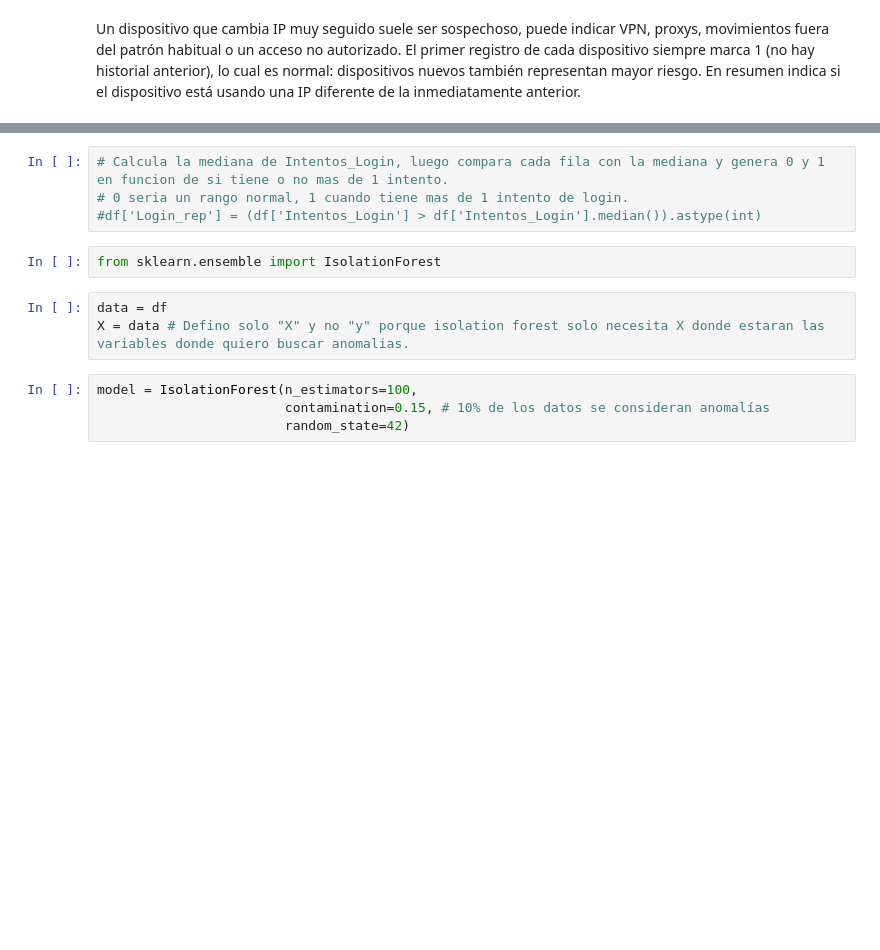
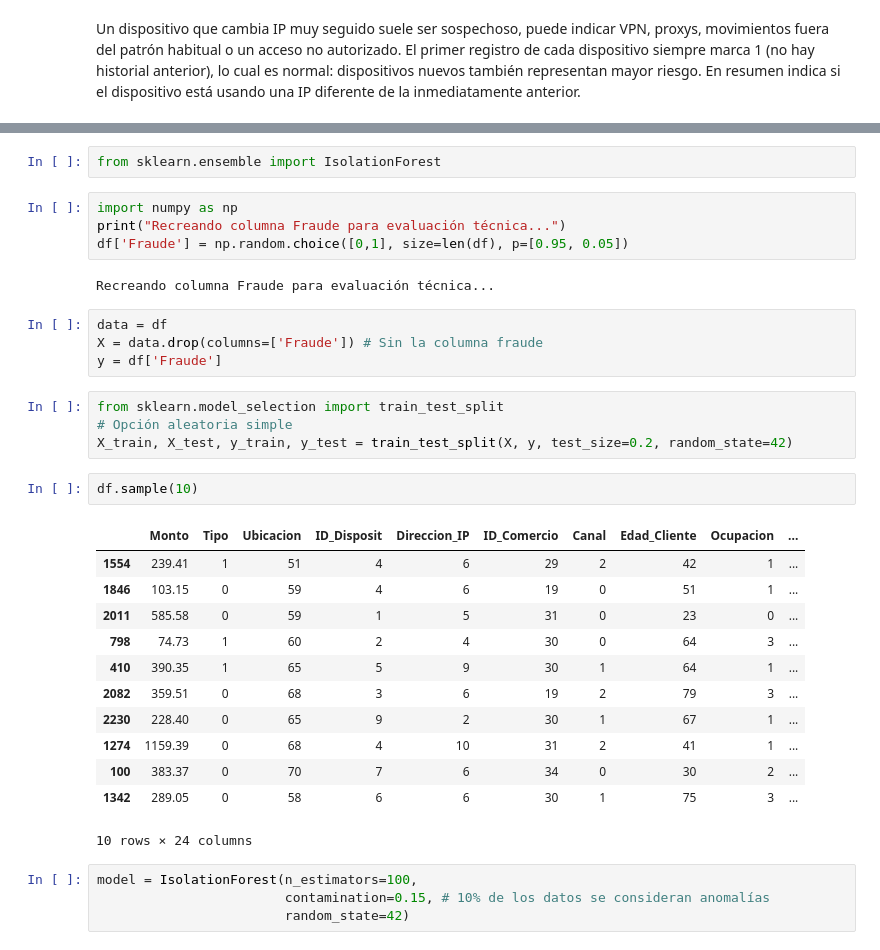
Before and after one commit to NestorDiazDataSC/Analisis_de_Datos, a Jupyter notebook: Deteccion_Fraude_Isolation_Forest/[O] Isolation Forest.ipynb, the cells around one changed output, grey strips where cells are left out. Drawn from its saved outputs; the diff is of its cells as text; blank space fills up the shorter version.

```diff
--- a/Deteccion_Fraude_Isolation_Forest/[O] Isolation Forest.ipynb
+++ b/Deteccion_Fraude_Isolation_Forest/[O] Isolation Forest.ipynb
@@ -256,12 +228,34 @@ Esta nueva caracteristica, crea una señal binaria que indica si una operación
-# %%
-# Calcula la mediana de Intentos_Login, luego compara cada fila con la mediana y genera 0 y 1 en funcion de si tiene o no mas de 1 intento.
-# 0 seria un rango normal, 1 cuando tiene mas de 1 intento de login.
-#df['Login_rep'] = (df['Intentos_Login'] > df['Intentos_Login'].median()).astype(int)
 # %%
 from sklearn.ensemble import IsolationForest
+# %%
+import numpy as np
+print("Recreando columna Fraude para evaluación técnica...")
+df['Fraude'] = np.random.choice([0,1], size=len(df), p=[0.95, 0.05])
+# %% [output]
+Recreando columna Fraude para evaluación técnica...
 # %%
 data = df
-X = data # Defino solo "X" y no "y" porque isolation forest solo necesita X donde estaran las variables donde quiero buscar anomalias.
+X = data.drop(columns=['Fraude']) # Sin la columna fraude
+y = df['Fraude']
+# %%
+from sklearn.model_selection import train_test_split
+# Opción aleatoria simple
+X_train, X_test, y_train, y_test = train_test_split(X, y, test_size=0.2, random_state=42)
+# %%
+df.sample(10)
+# %% [output]
+|  | Monto | Tipo | Ubicacion | ID_Disposit | Direccion_IP | ID_Comercio | Canal | Edad_Cliente | Ocupacion | ... |
+| 1554 | 239.41 | 1 | 51 | 4 | 6 | 29 | 2 | 42 | 1 | ... |
+| 1846 | 103.15 | 0 | 59 | 4 | 6 | 19 | 0 | 51 | 1 | ... |
+| 2011 | 585.58 | 0 | 59 | 1 | 5 | 31 | 0 | 23 | 0 | ... |
+| 798 | 74.73 | 1 | 60 | 2 | 4 | 30 | 0 | 64 | 3 | ... |
+| 410 | 390.35 | 1 | 65 | 5 | 9 | 30 | 1 | 64 | 1 | ... |
+| 2082 | 359.51 | 0 | 68 | 3 | 6 | 19 | 2 | 79 | 3 | ... |
+| 2230 | 228.40 | 0 | 65 | 9 | 2 | 30 | 1 | 67 | 1 | ... |
+| 1274 | 1159.39 | 0 | 68 | 4 | 10 | 31 | 2 | 41 | 1 | ... |
+| 100 | 383.37 | 0 | 70 | 7 | 6 | 34 | 0 | 30 | 2 | ... |
+| 1342 | 289.05 | 0 | 58 | 6 | 6 | 30 | 1 | 75 | 3 | ... |
+10 rows × 24 columns
 # %%
 model = IsolationForest(n_estimators=100,
                         contamination=0.15, # 10% de los datos se consideran anomalías
```
Also changed, not shown: parts of 32 cells of this notebook.
